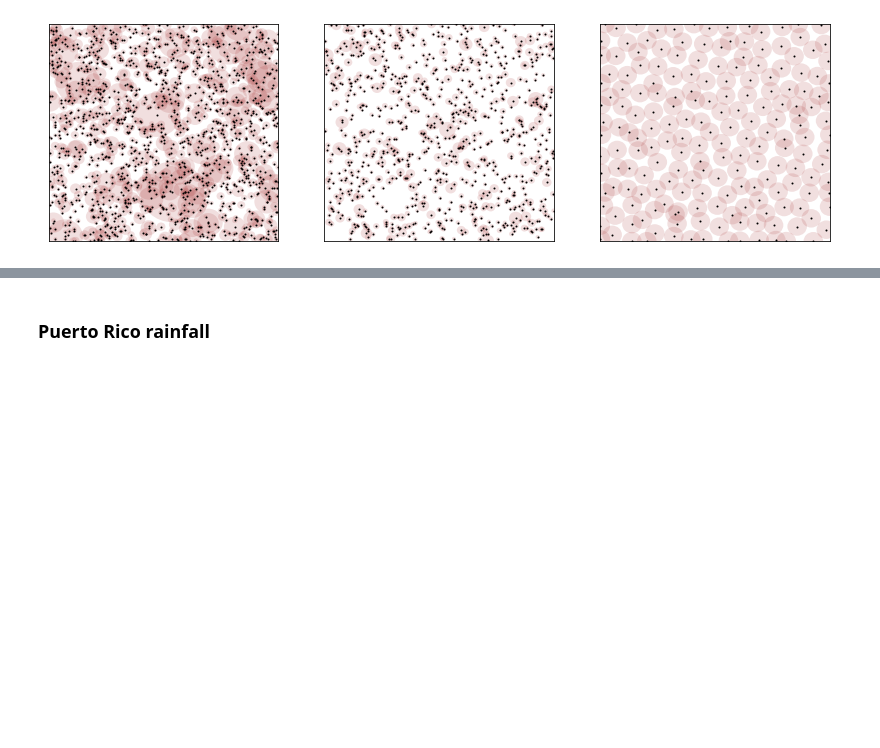
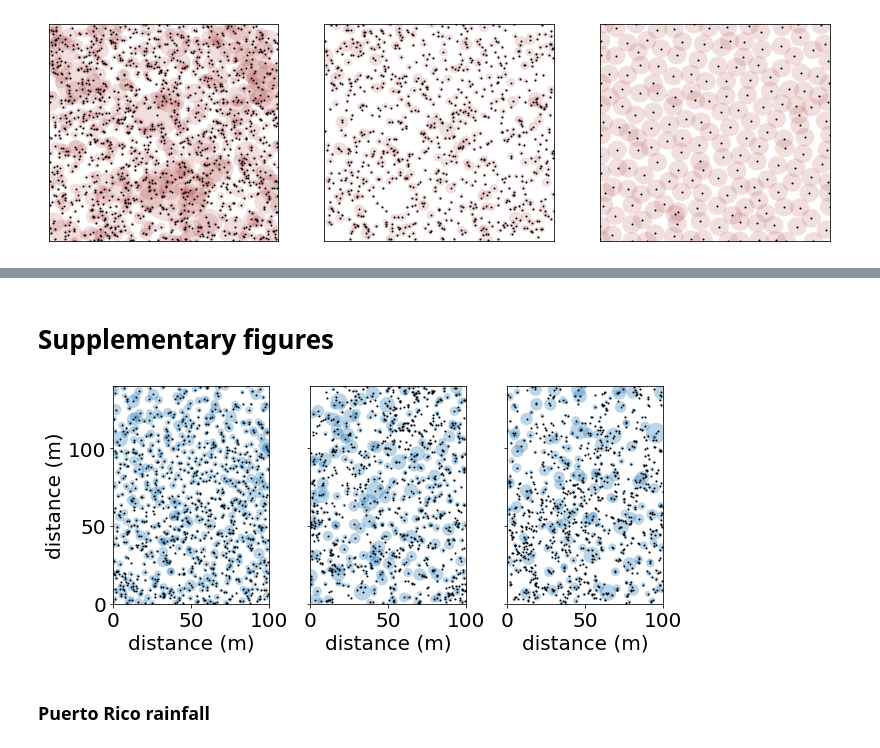
Before and after one commit to eltrompetero/simple_sessile, a Jupyter notebook: plotting (pnas).ipynb, the cells around one changed output, grey strips where cells are left out. Saved outputs shown, nothing was run; the diff lists cells and outputs as text; code cells hidden in the pictures; blank space fills up the shorter version.

```diff
--- a/plotting (pnas).ipynb
+++ b/plotting (pnas).ipynb
@@ -344,13 +48,0 @@ def forest_plot(plotNo, ax):
-# %%
-fig, ax = plt.subplots(figsize=(10,4), ncols=3, sharex=True, sharey=True)
-ax = ax.ravel()
-
-forest_plot(32, ax[0])
-forest_plot(76, ax[1])
-forest_plot(130, ax[2])
-
-ax[-1].set(xlim=(0,100), ylim=(0,140))
-ax[0].set(ylabel='distance (m)')
-for a in ax:
-    a.set_aspect('equal')
-    a.set(xlabel='distance (m)', xticks=[], yticks=[])
@@ -470,2 +287,44 @@ fig.savefig(f'{imgdr}/spacing_examples.pdf', bbox_inches='tight')
+# %% [markdown]
+# Supplementary figures
+# %%
+def forest_plot(plotNo, ax):
+    df = pd.read_csv('../data/uas/southeast_alaska/Data/Data.csv')
+
+    ix = df['Plot ']==plotNo  # select a patch
+    x, y = df['Xcoord.m'].loc[ix], df['Ycoord.m'].loc[ix]
+    r = df['DBH.cm'].loc[ix] / 100 * 5
+
+    # there are some weird outliers that must something wrong
+    badix = (x<0) | (x>100)
+    x = x[~badix]
+    y = y[~badix]
+    r = r[~badix]
+
+    # create patches for plotting
+    p = []
+    for x_, y_, r_ in zip(x, y, r):
+        p.append(Circle((x_,y_), r_))
+
+    patches = PatchCollection(p, alpha=.3)
+
+    ax.plot(x, y, 'k.', ms=2)
+    ax.add_collection(patches)
+
+fig, ax = plt.subplots(figsize=(10,4), ncols=3, sharex=True, sharey=True)
+ax = ax.ravel()
+
+forest_plot(32, ax[0])
+forest_plot(76, ax[1])
+forest_plot(130, ax[2])
+
+ax[-1].set(xlim=(0,100), ylim=(0,140))
+ax[0].set(ylabel='distance (m)')
+for a in ax:
+    a.set_aspect('equal')
+    a.set(xlabel='distance (m)')
+
+fig.savefig(f'{imgdr}/alaskan_forest.pdf', bbox_inches='tight')
+# %% [output]
+[figure, added]
 # %% [markdown]
 ### Puerto Rico rainfall
```
Also changed, not shown: parts of 62 cells of this notebook, 1 other file.
